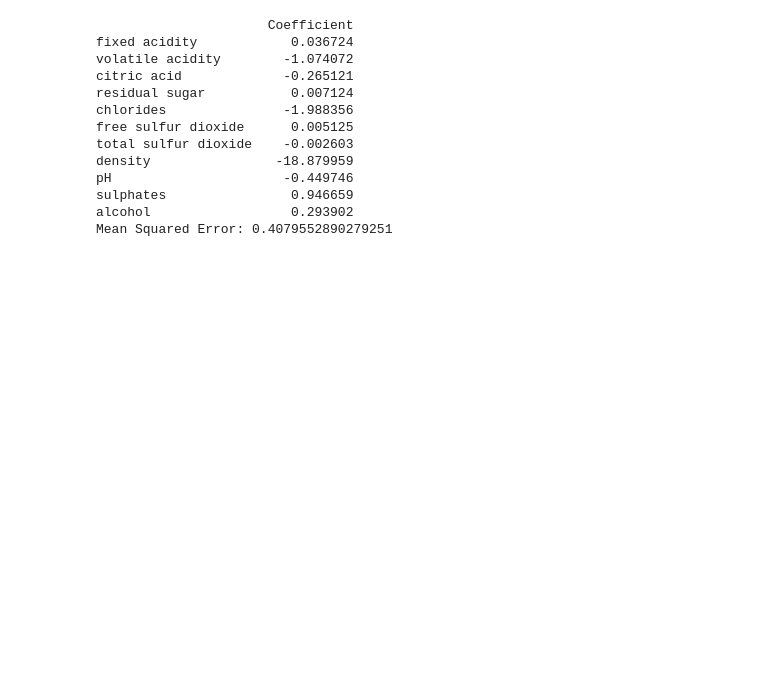
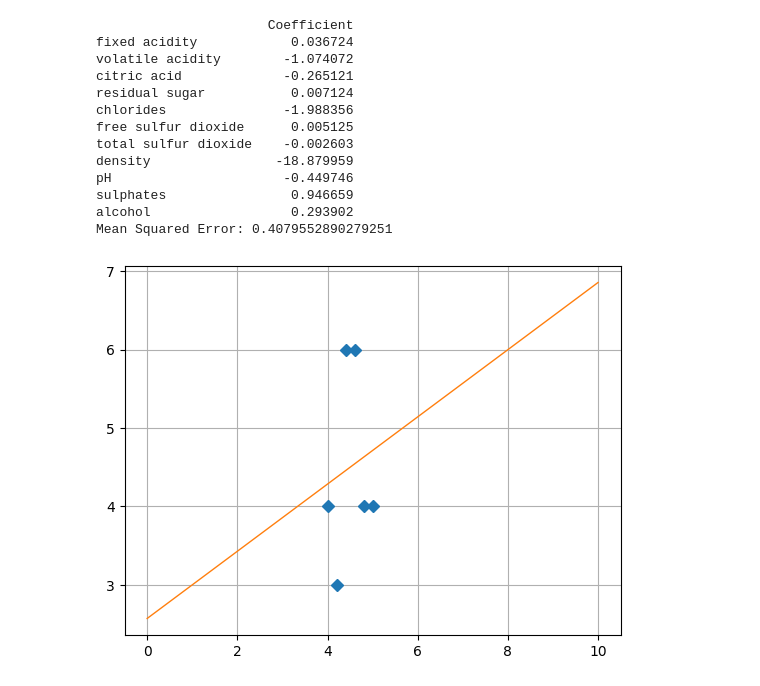
Before and after one commit to smurfac4/FUCKING-SHIT, a Jupyter notebook: ии/4/4.ipynb, the cells around one changed output. Cells and saved outputs as stored; diff of their text form; code cells hidden in the pictures; blank space fills up the shorter version.

```diff
--- a/ии/4/4.ipynb
+++ b/ии/4/4.ipynb
@@ -395,3 +396,21 @@ pH                      -0.449746
 sulphates                0.946659
 alcohol                  0.293902
 Mean Squared Error: 0.4079552890279251
+# %%
+
+
+from numpy import *
+from numpy.random import *
+import numpy as np
+import matplotlib.pyplot as plt
+x = fromfile('x2.txt', float, sep='\n')
+y = fromfile('y2.txt', float, sep='\n')
+# Нахождение коэффициентов функции вида у =bx + с методом наименьших квадратов # задаем вектор т = [x**2, x, E]
+m = vstack((x, ones(6))).T # находим коэффициенты при составляющих вектора т
+s = np.linalg.lstsq(m, y, rcond = None)[0]
+# рисуем точки
+plt.plot(x, y, 'D')
+plt.plot(x_prec, s[0] * x_prec+s[1],"-", lw=1)
+plt.grid()
+# %% [output]
+[figure, added]
```
Also changed, not shown: parts of 2 cells of this notebook, 2 other files.
